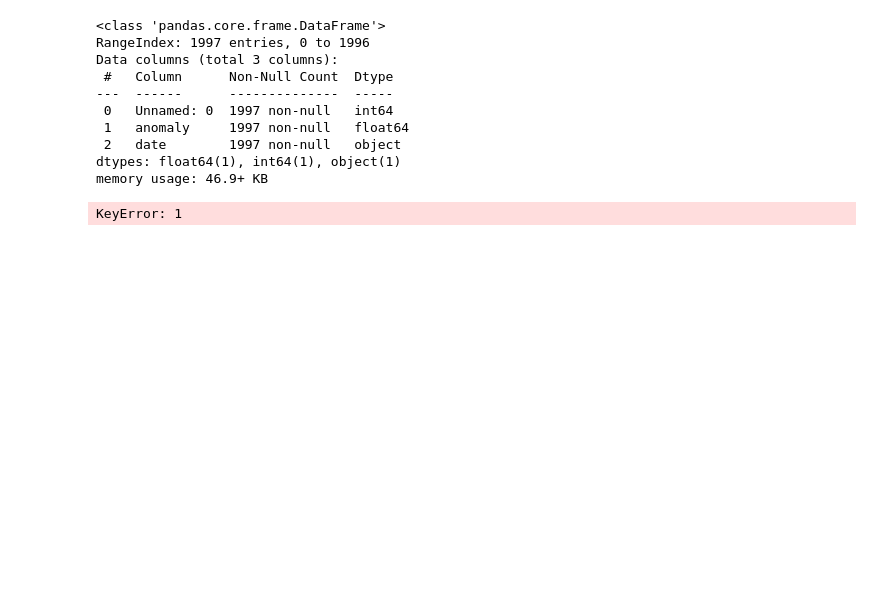
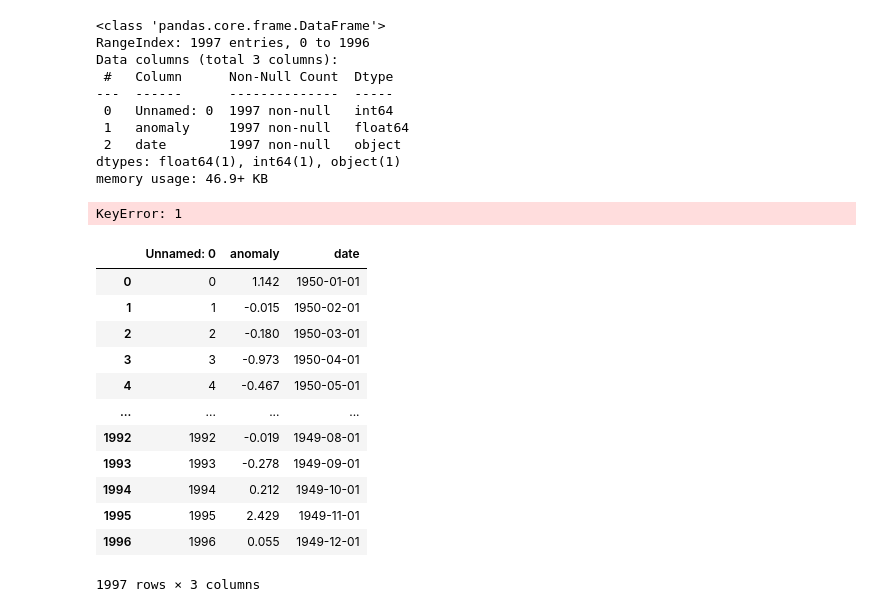
Before and after one commit to chtang-hmc/Spring-Invitation-Datathon-2024, a Jupyter notebook: q1.ipynb, the cells around one changed output. Cells and saved outputs as stored; diff of their text form; code cells hidden in the pictures; blank space fills up the shorter version.

```diff
--- a/q1.ipynb
+++ b/q1.ipynb
@@ -61,3 +61,19 @@ memory usage: 46.9+ KB
 temp[1]
 # %% [output]
 KeyError: 1
+# %%
+temp
+# %% [output]
+|  | Unnamed: 0 | anomaly | date |
+| 0 | 0 | 1.142 | 1950-01-01 |
+| 1 | 1 | -0.015 | 1950-02-01 |
+| 2 | 2 | -0.180 | 1950-03-01 |
+| 3 | 3 | -0.973 | 1950-04-01 |
+| 4 | 4 | -0.467 | 1950-05-01 |
+| ... | ... | ... | ... |
+| 1992 | 1992 | -0.019 | 1949-08-01 |
+| 1993 | 1993 | -0.278 | 1949-09-01 |
+| 1994 | 1994 | 0.212 | 1949-10-01 |
+| 1995 | 1995 | 2.429 | 1949-11-01 |
+| 1996 | 1996 | 0.055 | 1949-12-01 |
+1997 rows × 3 columns
```
Also changed, not shown: parts of 4 cells of this notebook.
